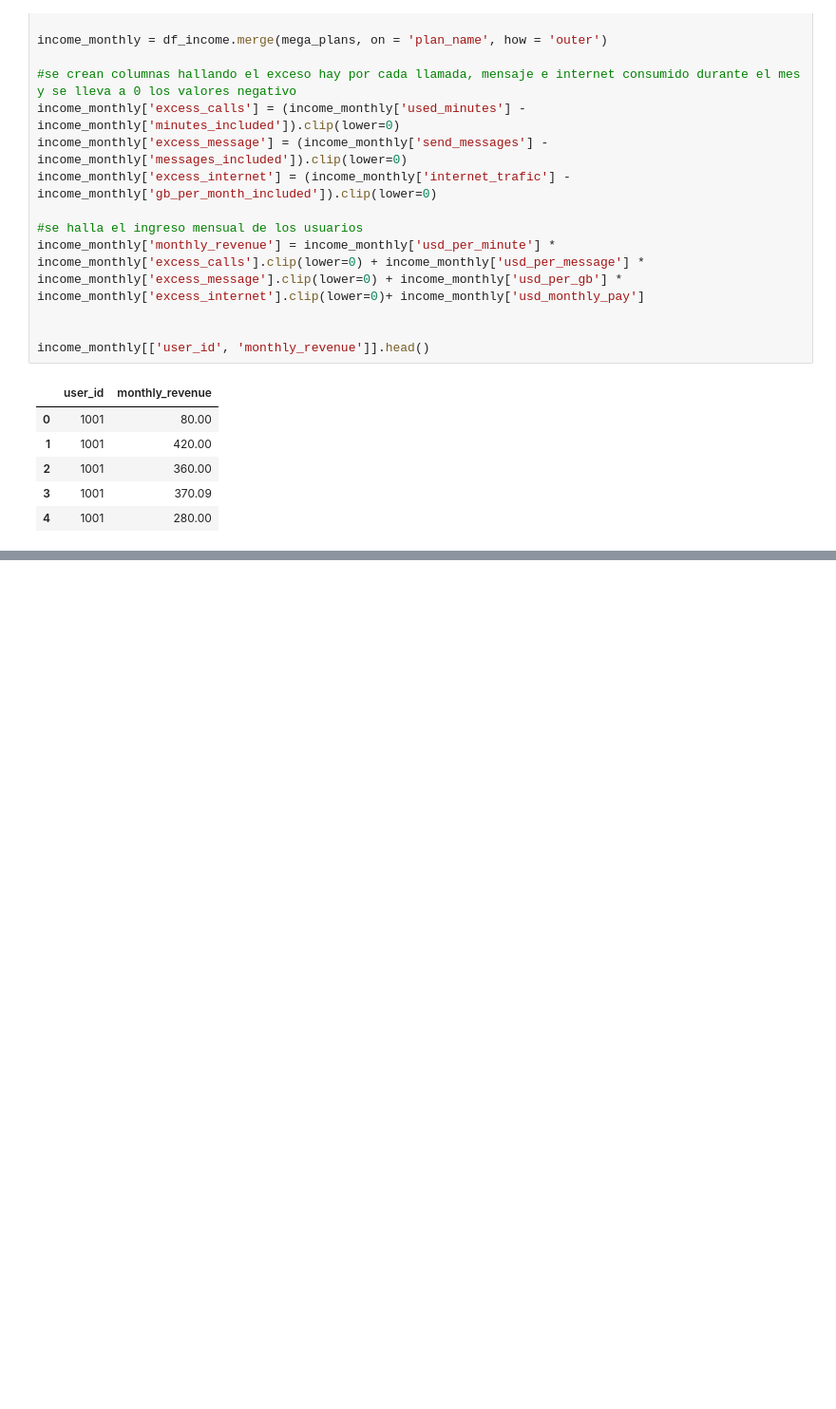
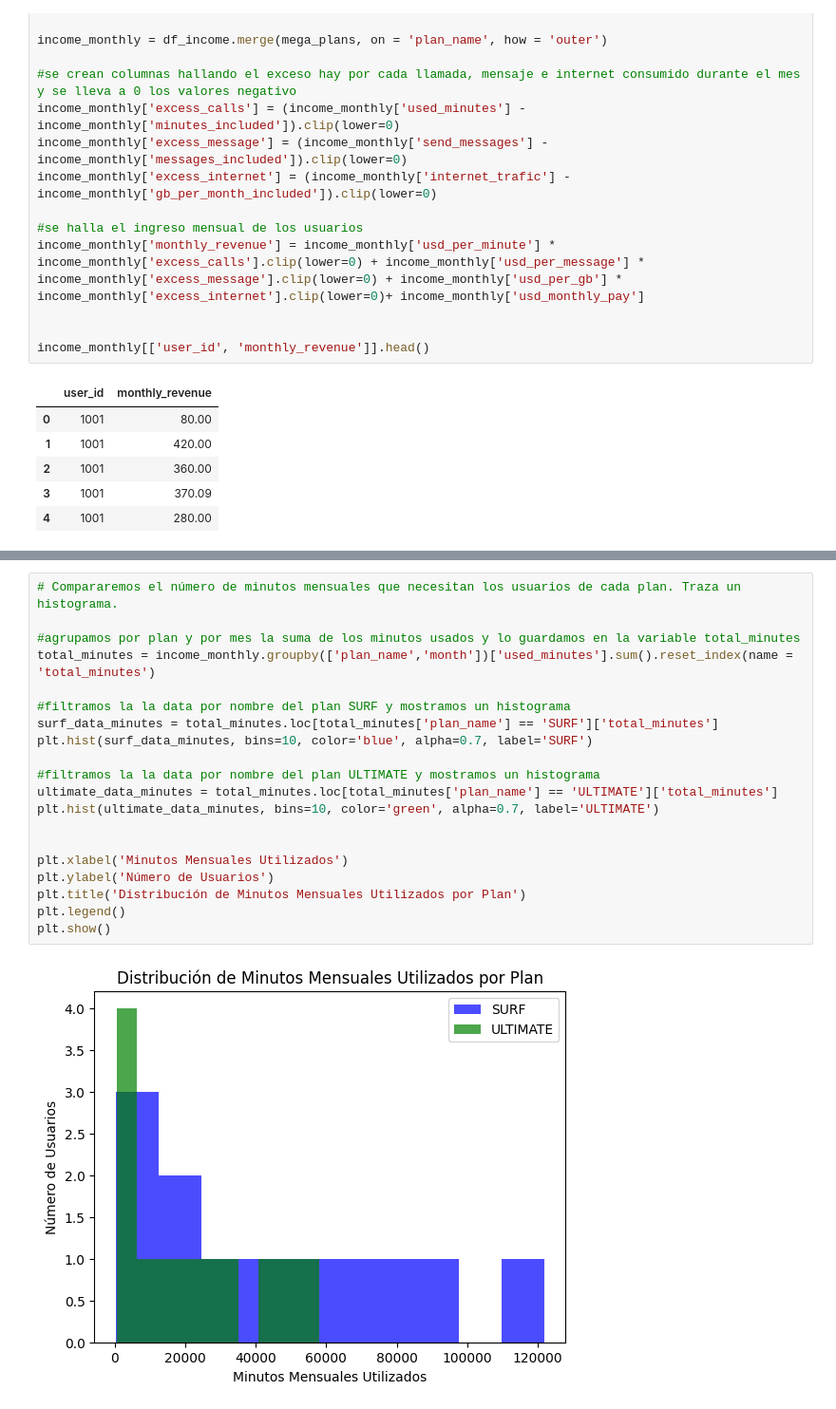
Before and after one commit to Dussand/telecomunicaciones_megaline, a Jupyter notebook: analisis_data.ipynb, the cells around one changed output, grey strips where cells are left out. Shown at 95% size. Drawn from its saved outputs; the diff is of its cells as text; blank space fills up the shorter version.

```diff
--- a/analisis_data.ipynb
+++ b/analisis_data.ipynb
@@ -317,0 +349,22 @@ income_monthly[['user_id', 'monthly_revenue']].head()
+# %%
+# Compararemos el número de minutos mensuales que necesitan los usuarios de cada plan. Traza un histograma.
+
+#agrupamos por plan y por mes la suma de los minutos usados y lo guardamos en la variable total_minutes
+total_minutes = income_monthly.groupby(['plan_name','month'])['used_minutes'].sum().reset_index(name = 'total_minutes')
+
+#filtramos la la data por nombre del plan SURF y mostramos un histograma
+surf_data_minutes = total_minutes.loc[total_minutes['plan_name'] == 'SURF']['total_minutes']
+plt.hist(surf_data_minutes, bins=10, color='blue', alpha=0.7, label='SURF')
+
+#filtramos la la data por nombre del plan ULTIMATE y mostramos un histograma
+ultimate_data_minutes = total_minutes.loc[total_minutes['plan_name'] == 'ULTIMATE']['total_minutes']
+plt.hist(ultimate_data_minutes, bins=10, color='green', alpha=0.7, label='ULTIMATE')
+
+
+plt.xlabel('Minutos Mensuales Utilizados')
+plt.ylabel('Número de Usuarios')
+plt.title('Distribución de Minutos Mensuales Utilizados por Plan')
+plt.legend()
+plt.show()
+# %% [output]
+[figure, added]
```
Also changed, not shown: parts of 14 cells of this notebook.
